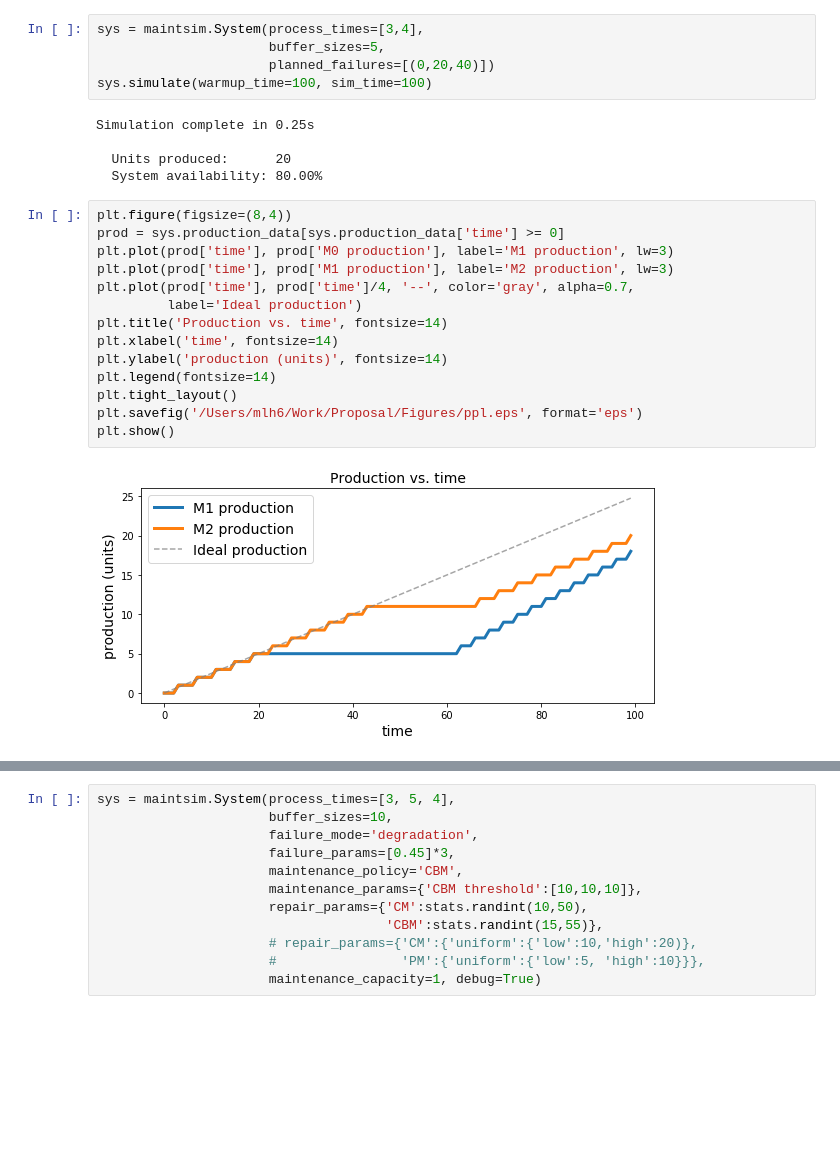
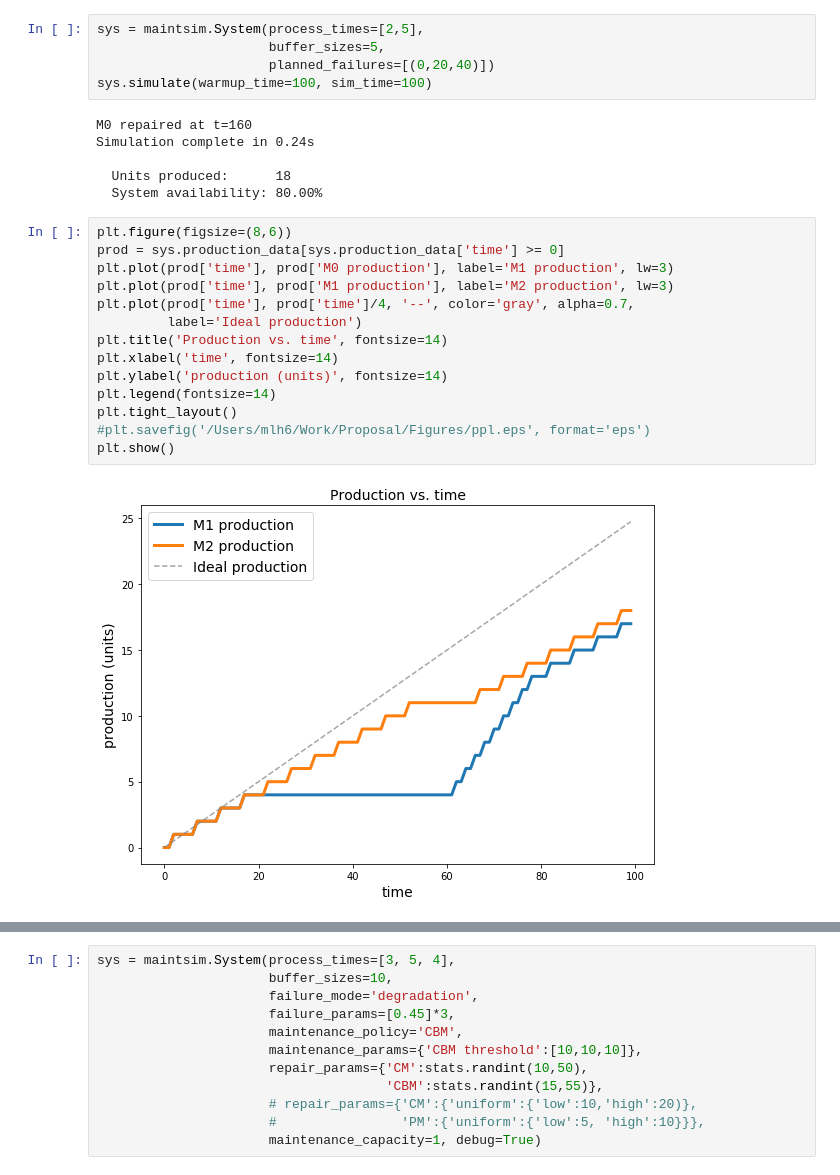
Before and after one commit to m-hoff/simantha, a Jupyter notebook: test.ipynb, the cells around one changed output, grey strips where cells are left out. Saved outputs shown, nothing was run; the diff lists cells and outputs as text; blank space fills up the shorter version.

```diff
--- a/test.ipynb
+++ b/test.ipynb
@@ -11,26 +9,27 @@ Exception reporting mode: Verbose
 # %%
-sys = maintsim.System(process_times=[3,4],
+sys = maintsim.System(process_times=[2,5],
                       buffer_sizes=5,
                       planned_failures=[(0,20,40)])
 sys.simulate(warmup_time=100, sim_time=100)
 # %% [output]
-Simulation complete in 0.25s
+M0 repaired at t=160
+Simulation complete in 0.24s
 
-  Units produced:      20
+  Units produced:      18
   System availability: 80.00%
 # %%
-plt.figure(figsize=(8,4))
+plt.figure(figsize=(8,6))
 prod = sys.production_data[sys.production_data['time'] >= 0]
 plt.plot(prod['time'], prod['M0 production'], label='M1 production', lw=3)
 plt.plot(prod['time'], prod['M1 production'], label='M2 production', lw=3)
 plt.plot(prod['time'], prod['time']/4, '--', color='gray', alpha=0.7,
          label='Ideal production')
 plt.title('Production vs. time', fontsize=14)
 plt.xlabel('time', fontsize=14)
 plt.ylabel('production (units)', fontsize=14)
 plt.legend(fontsize=14)
 plt.tight_layout()
-plt.savefig('/Users/mlh6/Work/Proposal/Figures/ppl.eps', format='eps')
+#plt.savefig('/Users/mlh6/Work/Proposal/Figures/ppl.eps', format='eps')
 plt.show()
 # %% [output]
-[figure, old version]
+[figure, new version]
```
Also changed, not shown: parts of 6 cells of this notebook, 3 other files.
